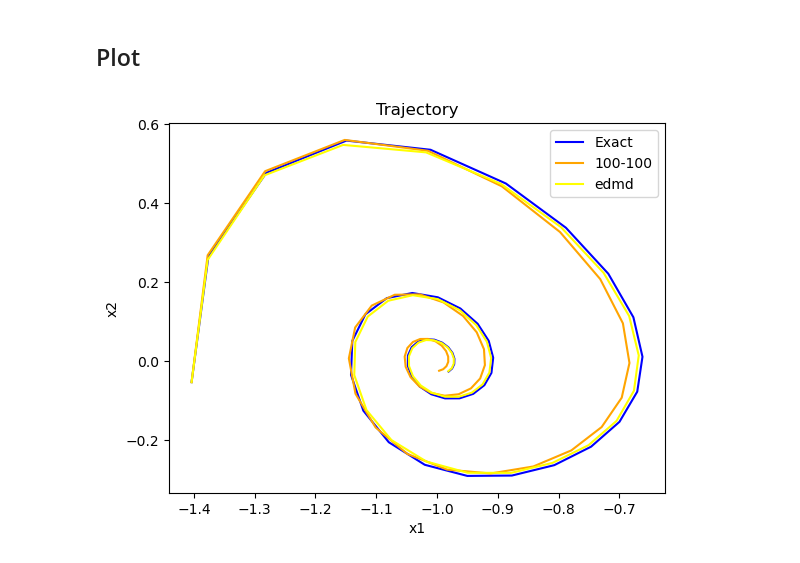
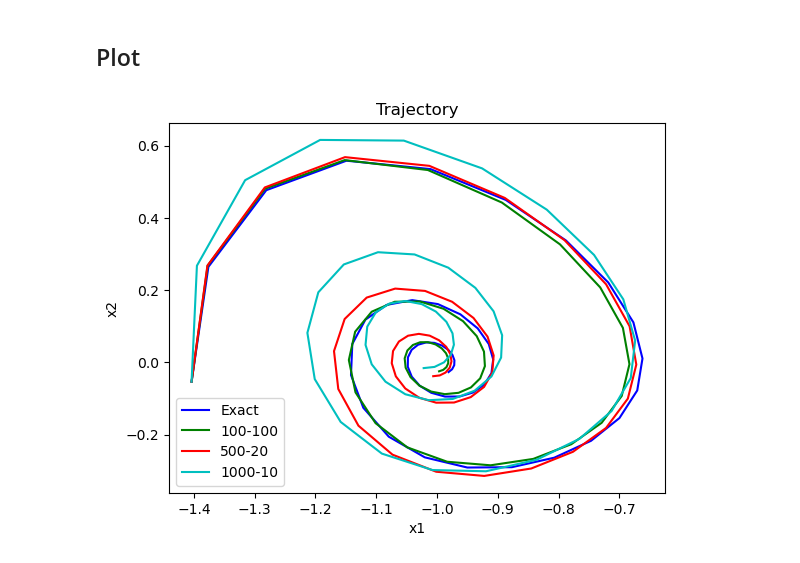
Before and after one commit to ReichtumQian/Para-Koopman-Learning, a Jupyter notebook: example/duffing/duffing.ipynb, the cells around one changed output. Saved outputs shown, nothing was run; the diff lists cells and outputs as text; code cells hidden in the pictures.

```diff
--- a/example/duffing/duffing.ipynb
+++ b/example/duffing/duffing.ipynb
@@ -7,20 +7,24 @@ import torch
 nontrain_func = lambda x: torch.cat([torch.ones((x.shape[0], 1)), x], dim=1)
 
 config_file = "paramkoopman100-100.json"
-param_solver1 = pkdl.SolverWrapper(nontrain_func, config_file)
+param_solver1 = pkdl.ParamKoopmanDLSolverWrapper(config_file)
+param_solver1.setup(nontrain_func)
 param_K1 = param_solver1.solve()
 
-config_file = "EDMD-RBF.json"
-edmd_solver1 = pkdl.SolverWrapper(nontrain_func, config_file)
-edmd_K1 = edmd_solver1.solve()
+# config_file = "EDMD-RBF.json"
+# edmd_solver1 = pkdl.ParamKoopmanDLSolverWrapper(config_file)
+# edmd_solver1.setup(nontrain_func)
+# edmd_K1 = edmd_solver1.solve()
 
-# config_file = "paramkoopman500-20.json"
-# param_solver2 = pkdl.SolverWrapper(nontrain_func, config_file)
-# param_K2 = param_solver2.solve()
+config_file = "paramkoopman500-20.json"
+param_solver2 = pkdl.ParamKoopmanDLSolverWrapper(config_file)
+param_solver2.setup(nontrain_func)
+param_K2 = param_solver2.solve()
 
-# config_file = "paramkoopman1000-10.json"
-# param_solver3 = pkdl.SolverWrapper(nontrain_func, config_file)
-# param_K3 = param_solver3.solve()
+config_file = "paramkoopman1000-10.json"
+param_solver3 = pkdl.ParamKoopmanDLSolverWrapper(config_file)
+param_solver3.setup(nontrain_func)
+param_K3 = param_solver3.solve()
 # %% [output]
 CUDA is available. GPU is being used.
 # %% [markdown]
@@ -28,32 +32,38 @@ CUDA is available. GPU is being used.
 # %%
 param = torch.tensor([[0.5, -1.0, 1.0]]).detach()
 ode = param_solver1.ode
 flowmap = param_solver1.flowmap
 x_min = param_solver1.x_min
 x_max = param_solver1.x_max
 traj_len = param_solver1.traj_len
 dim_nontrain = param_solver1.dim_nontrain
 state_pos = [1,2]
 
 
 dataset_predict = pkdl.ODEDataSet(ode, flowmap)
 dataset_predict.generate_data(1, traj_len, x_min, x_max, param)
 x_traj = dataset_predict.data_x
 x0 = torch.unsqueeze(dataset_predict.data_x[0], dim=0)
 param_p1 = param_K1.predict(param, x0, param_solver1.dictionary, state_pos, dim_nontrain, traj_len).detach()
 param_x_est_traj1 = param_p1[0, :, :]
-edmd_p1 = edmd_K1.predict(x0, edmd_solver1.dictionary, state_pos, dim_nontrain, traj_len).detach()
-edmd_x_est_traj1 = edmd_p1[0, :, :]
+param_p2 = param_K2.predict(param, x0, param_solver2.dictionary, state_pos, dim_nontrain, traj_len).detach()
+param_x_est_traj2 = param_p2[0, :, :]
+param_p3 = param_K3.predict(param, x0, param_solver3.dictionary, state_pos, dim_nontrain, traj_len).detach()
+param_x_est_traj3 = param_p3[0, :, :]
+# edmd_p1 = edmd_K1.predict(x0, edmd_solver1.dictionary, state_pos, dim_nontrain, traj_len).detach()
+# edmd_x_est_traj1 = edmd_p1[0, :, :]
 
 plt.plot(x_traj[:, 0], x_traj[:, 1], linestyle='-', color='b', label='Exact')
-plt.plot(param_x_est_traj1[:, 1], param_x_est_traj1[:, 2], linestyle='-', color='orange', label='100-100')
-plt.plot(edmd_x_est_traj1[:, 1], edmd_x_est_traj1[:, 2], linestyle='-', color='yellow', label='edmd')
+plt.plot(param_x_est_traj1[:, 1], param_x_est_traj1[:, 2], linestyle='-', color='g', label='100-100')
+plt.plot(param_x_est_traj2[:, 1], param_x_est_traj2[:, 2], linestyle='-', color='r', label='500-20')
+plt.plot(param_x_est_traj3[:, 1], param_x_est_traj3[:, 2], linestyle='-', color='c', label='1000-10')
+# plt.plot(edmd_x_est_traj1[:, 1], edmd_x_est_traj1[:, 2], linestyle='-', color='yellow', label='edmd')
 
 
 plt.title('Trajectory')
 plt.xlabel('x1')
 plt.ylabel('x2')
 plt.legend()
 plt.show()
 # %% [output]
-[figure, old version]
+[figure, new version]
```
Also changed, not shown: 6 other files.
